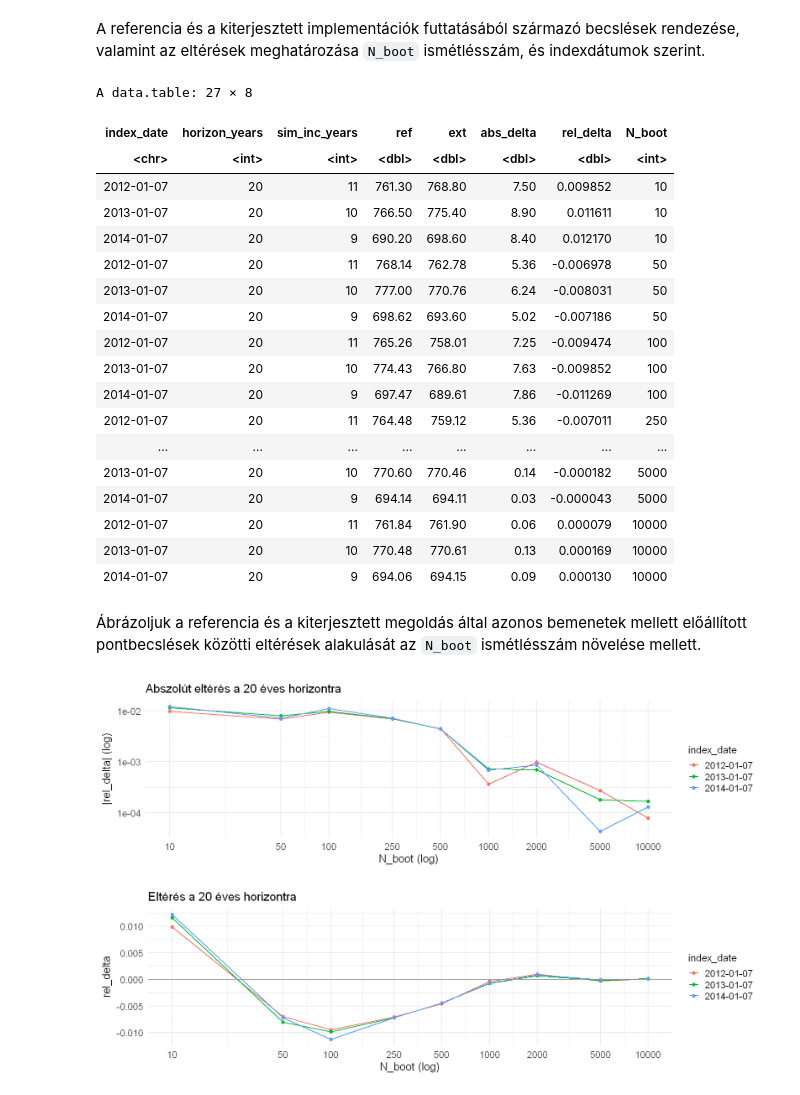
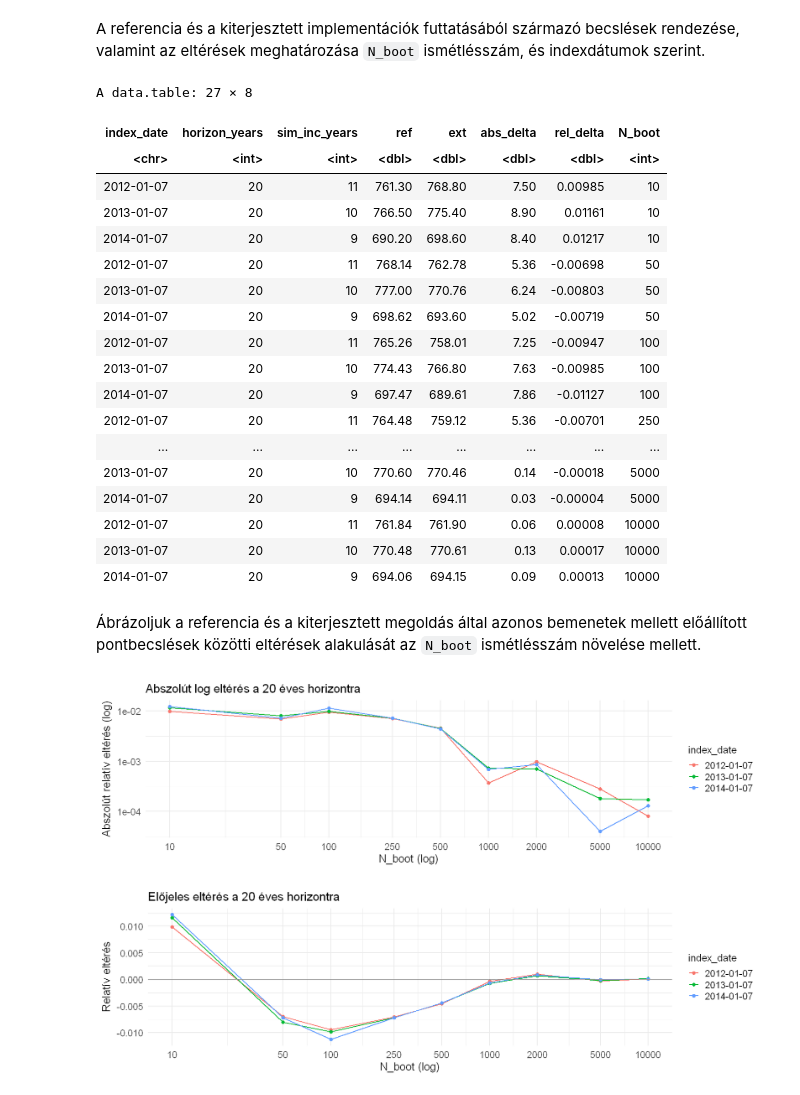
Before and after one commit to lrado1/rprev-ext, a Jupyter notebook: notebooks/ref-ext-consistency.ipynb, the cells around one changed output. Saved outputs shown, nothing was run; the diff lists cells and outputs as text; code cells hidden in the pictures.

```diff
--- a/notebooks/ref-ext-consistency.ipynb
+++ b/notebooks/ref-ext-consistency.ipynb
@@ -55,8 +55,8 @@ A konzisztencia értelmezéséhez két további diagnosztikai ellenőrzést is v
 # Közös konfiguráció a futtatásokhoz
 seeds <- c(20260301, 20260302, 20260303, 20260304, 20260305, 20260306, 20260307, 20260308, 20260309, 20260310)
 seed <- seeds[1]
-N_boot <- 3000L
-num_years <- c(3, 5, 10, 13, 15, 20, 25)
+N_boot <- 5000L
+num_years <- c(5, 10, 15, 20)
 
 # Indexdátum-rács beállítása
 K <- 3L
@@ -610,6 +606,7 @@ Az oszlopok jelentése:
 # A maximális abszolút relatív eltérések összegző ellenőrzése
 
 epsilon_max <- 1e-3
+epsilon_q_max <- 5e-3
 
 # A szükséges összehasonlító táblák rendelkezésre állásának ellenőrzése
 stopifnot(exists("compare_all"), exists("compare_ci_all"))
@@ -620,6 +617,7 @@ cmp_P <- data.table::as.data.table(compare_all)
 aggregate_abs_delta_P_max <- function(dt, case_label) {
   out <- dt[, .(
     abs_delta_P_max = max(abs_delta_P, na.rm = TRUE),
+    abs_delta_P_mean = mean(abs_delta_P, na.rm = TRUE),
     epsilon_max = epsilon_max
   )]
   out[, `:=`(
@@ -635,7 +633,8 @@ summary_delta_P <- data.table::rbindlist(list(
   aggregate_abs_delta_P_max(cmp_P[as.integer(sim_inc_years) == 10], case_label = "sim_inc_years_10")
 ), use.names = TRUE, fill = TRUE)
 summary_delta_P <- summary_delta_P[order(case)]
-summary_delta_P[, abs_delta_P_max := round(abs_delta_P_max, 3)]
+summary_delta_P[, abs_delta_P_max := round(abs_delta_P_max, 5)]
+summary_delta_P[, abs_delta_P_mean := round(abs_delta_P_mean, 5)]
 
 # Az intervallumhatárok abszolút relatív eltéréseinek előkészítése a két kvantilisszintre
 cmp_q <- data.table::as.data.table(compare_ci_all)
@@ -649,7 +648,8 @@ q_long <- data.table::rbindlist(list(
 aggregate_abs_delta_q_max <- function(dt, case_label) {
   out <- dt[, .(
     abs_delta_q_max = max(abs_delta_q, na.rm = TRUE),
-    epsilon_max = epsilon_max
+    abs_delta_q_mean = mean(abs_delta_q, na.rm = TRUE),
+    epsilon_max = epsilon_q_max
   ), by = "alpha"]
   out[, `:=`(
     case = case_label,
@@ -664,7 +664,8 @@ summary_delta_q <- data.table::rbindlist(list(
   aggregate_abs_delta_q_max(q_long[as.integer(sim_inc_years) == 10], case_label = "sim_inc_years_10")
 ), use.names = TRUE, fill = TRUE)
 summary_delta_q <- summary_delta_q[order(alpha, case)]
-summary_delta_q[, abs_delta_q_max := round(abs_delta_q_max, 3)]
+summary_delta_q[, abs_delta_q_max := round(abs_delta_q_max, 5)]
+summary_delta_q[, abs_delta_q_mean := round(abs_delta_q_mean, 5)]
 
 summary_delta_P
 summary_delta_q
@@ -832,22 +833,22 @@ conv_compare[order(N_boot, as.Date(index_date))]
 A data.table: 27 × 8
 | index_date | horizon_years | sim_inc_years | ref | ext | abs_delta | rel_delta | N_boot |
 | <chr> | <int> | <int> | <dbl> | <dbl> | <dbl> | <dbl> | <int> |
-| 2012-01-07 | 20 | 11 | 761.30 | 768.80 | 7.50 | 0.009852 | 10 |
-| 2013-01-07 | 20 | 10 | 766.50 | 775.40 | 8.90 | 0.011611 | 10 |
-| 2014-01-07 | 20 | 9 | 690.20 | 698.60 | 8.40 | 0.012170 | 10 |
-| 2012-01-07 | 20 | 11 | 768.14 | 762.78 | 5.36 | -0.006978 | 50 |
-| 2013-01-07 | 20 | 10 | 777.00 | 770.76 | 6.24 | -0.008031 | 50 |
-| 2014-01-07 | 20 | 9 | 698.62 | 693.60 | 5.02 | -0.007186 | 50 |
-| 2012-01-07 | 20 | 11 | 765.26 | 758.01 | 7.25 | -0.009474 | 100 |
-| 2013-01-07 | 20 | 10 | 774.43 | 766.80 | 7.63 | -0.009852 | 100 |
-| 2014-01-07 | 20 | 9 | 697.47 | 689.61 | 7.86 | -0.011269 | 100 |
-| 2012-01-07 | 20 | 11 | 764.48 | 759.12 | 5.36 | -0.007011 | 250 |
+| 2012-01-07 | 20 | 11 | 761.30 | 768.80 | 7.50 | 0.00985 | 10 |
+| 2013-01-07 | 20 | 10 | 766.50 | 775.40 | 8.90 | 0.01161 | 10 |
+| 2014-01-07 | 20 | 9 | 690.20 | 698.60 | 8.40 | 0.01217 | 10 |
+| 2012-01-07 | 20 | 11 | 768.14 | 762.78 | 5.36 | -0.00698 | 50 |
+| 2013-01-07 | 20 | 10 | 777.00 | 770.76 | 6.24 | -0.00803 | 50 |
+| 2014-01-07 | 20 | 9 | 698.62 | 693.60 | 5.02 | -0.00719 | 50 |
+| 2012-01-07 | 20 | 11 | 765.26 | 758.01 | 7.25 | -0.00947 | 100 |
+| 2013-01-07 | 20 | 10 | 774.43 | 766.80 | 7.63 | -0.00985 | 100 |
+| 2014-01-07 | 20 | 9 | 697.47 | 689.61 | 7.86 | -0.01127 | 100 |
+| 2012-01-07 | 20 | 11 | 764.48 | 759.12 | 5.36 | -0.00701 | 250 |
 | ... | ... | ... | ... | ... | ... | ... | ... |
-| 2013-01-07 | 20 | 10 | 770.60 | 770.46 | 0.14 | -0.000182 | 5000 |
-| 2014-01-07 | 20 | 9 | 694.14 | 694.11 | 0.03 | -0.000043 | 5000 |
-| 2012-01-07 | 20 | 11 | 761.84 | 761.90 | 0.06 | 0.000079 | 10000 |
-| 2013-01-07 | 20 | 10 | 770.48 | 770.61 | 0.13 | 0.000169 | 10000 |
-| 2014-01-07 | 20 | 9 | 694.06 | 694.15 | 0.09 | 0.000130 | 10000 |
+| 2013-01-07 | 20 | 10 | 770.60 | 770.46 | 0.14 | -0.00018 | 5000 |
+| 2014-01-07 | 20 | 9 | 694.14 | 694.11 | 0.03 | -0.00004 | 5000 |
+| 2012-01-07 | 20 | 11 | 761.84 | 761.90 | 0.06 | 0.00008 | 10000 |
+| 2013-01-07 | 20 | 10 | 770.48 | 770.61 | 0.13 | 0.00017 | 10000 |
+| 2014-01-07 | 20 | 9 | 694.06 | 694.15 | 0.09 | 0.00013 | 10000 |
 # %% [markdown]
 Ábrázoljuk a referencia és a kiterjesztett megoldás által azonos bemenetek mellett előállított pontbecslések közötti eltérések alakulását az `N_boot` ismétlésszám növelése mellett.
 # %%
@@ -859,12 +860,12 @@ plot_conv_delta <- function(use_abs = TRUE, x_log = TRUE, y_log = use_abs) {
   # Az ábrázolt mennyiség és a feliratok beállítása
   y_col <- if (use_abs) "abs_rel_delta" else "rel_delta"
   x_lab <- if (x_log) "N_boot (log)" else "N_boot"
-  y_lab_base <- if (use_abs) "|rel_delta|" else "rel_delta"
+  y_lab_base <- if (use_abs) "Abszolút relatív eltérés" else "Relatív eltérés"
   y_lab <- if (y_log) paste0(y_lab_base, " (log)") else y_lab_base
   plot_title <- if (use_abs) {
-    "Abszolút eltérés a 20 éves horizontra"
+    "Abszolút log eltérés a 20 éves horizontra"
   } else {
-    "Eltérés a 20 éves horizontra"
+    "Előjeles eltérés a 20 éves horizontra"
   }
 
   # Az ábra alapbeállításai
@@ -884,38 +885,38 @@ plot_conv_delta <- function(use_abs = TRUE, x_log = TRUE, y_log = use_abs) {
     ) +
     ggplot2::theme_minimal(base_size = 16) +
     ggplot2::theme(
       plot.title = ggplot2::element_text(size = 18),
       axis.title = ggplot2::element_text(size = 16),
       axis.text = ggplot2::element_text(size = 14),
       legend.title = ggplot2::element_text(size = 15),
       legend.text = ggplot2::element_text(size = 14)
     )
 
   # Az x tengely skálázása
   if (x_log) {
     p <- p + ggplot2::scale_x_log10(breaks = conv_n_boot)
   } else {
     p <- p + ggplot2::scale_x_continuous(breaks = conv_n_boot)
   }
 
   # Az y tengely skálázása vagy a nullavonal hozzáadása
   if (y_log) {
     p <- p + ggplot2::scale_y_log10()
   } else {
     p <- p + ggplot2::geom_hline(yintercept = 0, linewidth = 0.5, color = "grey60")
   }
 
   p
 }
 
 # Az abszolút relatív eltérés konvergenciaábrája logaritmikus tengelyeken
 plot_conv_delta(use_abs = TRUE, x_log = TRUE, y_log = TRUE)
 # %% [output]
-[figure, old version]
+[figure, new version]
 # %%
 plot_conv_delta(use_abs = FALSE, x_log = TRUE, y_log = FALSE)
 # %% [output]
-[figure, old version]
+[figure, new version]
 # %% [markdown]
 ### 11. Megállapítás
 
```
Also changed, not shown: parts of 10 cells of this notebook.
